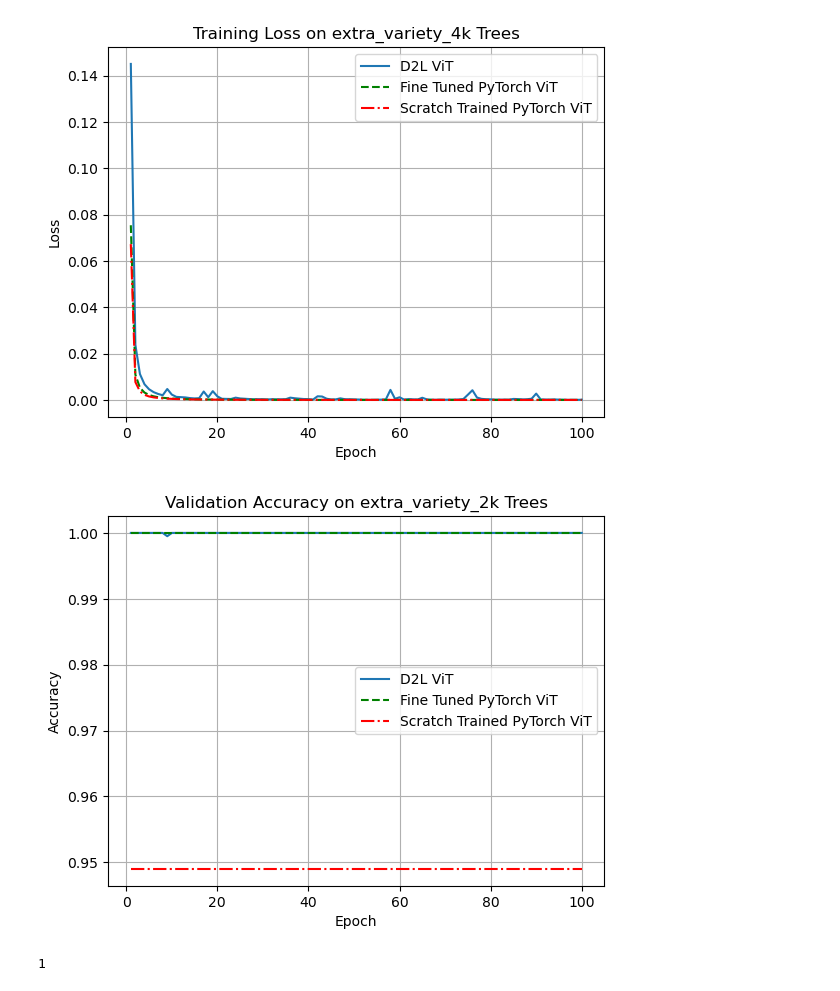
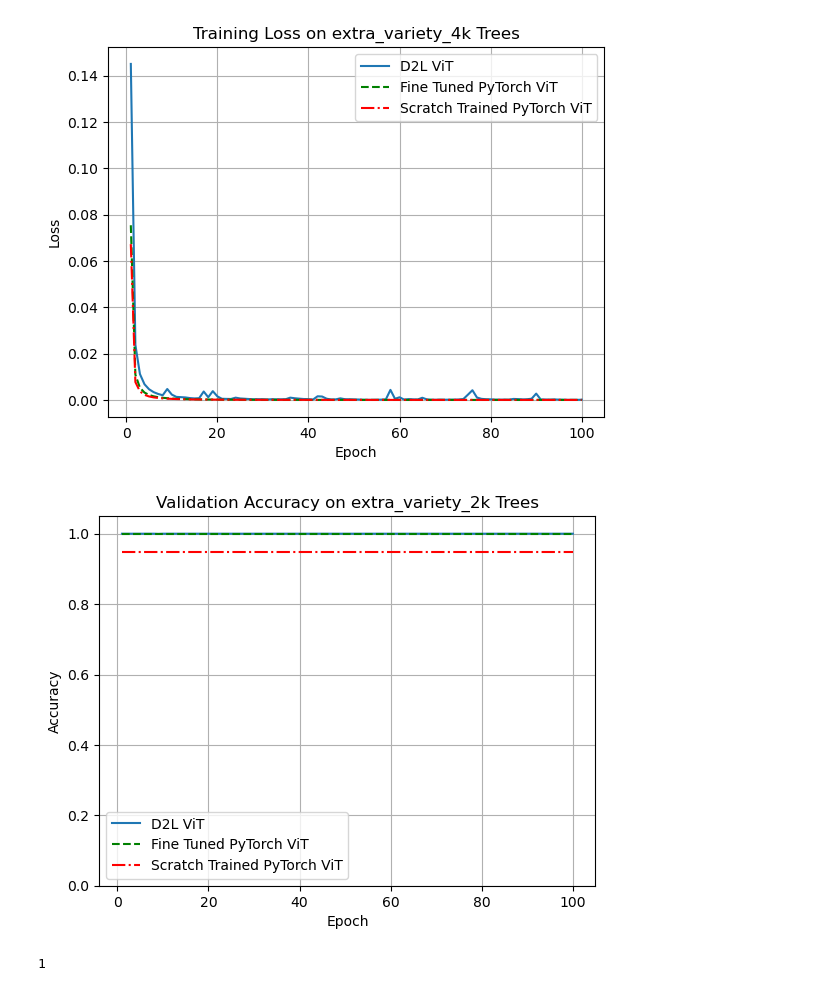
Before and after one commit to ChamiLamelas/Tufts-CS137-FinalProject, a Jupyter notebook: src/Plots.ipynb, the cells around one changed output. Cells and saved outputs as stored; diff of their text form; code cells hidden in the pictures.

```diff
--- a/src/Plots.ipynb
+++ b/src/Plots.ipynb
@@ -102,17 +102,18 @@ plt.show()
 # %%
 plt.figure()
 plt.plot(epochs, d2l_tree_val, label='D2L ViT')
 plt.plot(epochs, finetuned_tree_val, 'g--', label='Fine Tuned PyTorch ViT')
 plt.plot(epochs, untrained_tree_val, 'r-.', label='Scratch Trained PyTorch ViT')
 plt.xlabel('Epoch')
 plt.ylabel('Accuracy')
+plt.ylim((0,1.05))
 plt.grid()
 plt.legend()
 plt.title('Validation Accuracy on extra_variety_2k Trees')
 plt.savefig(os.path.join('..', 'plots', 'tree_val_acc.png'))
 plt.show()
 # %% [output]
-[figure, old version]
+[figure, new version]
 # %%
 np.sum(d2l_tree_val < 1.0)
 # %% [output]
```
Also changed, not shown: parts of 8 cells of this notebook, 11 other files.
